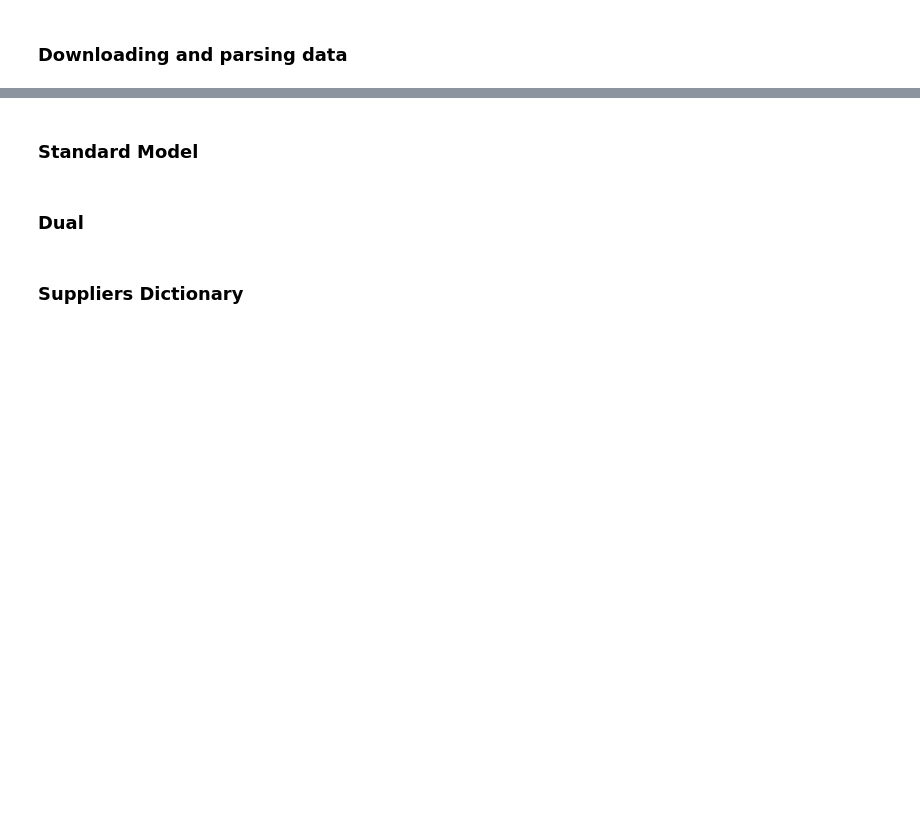
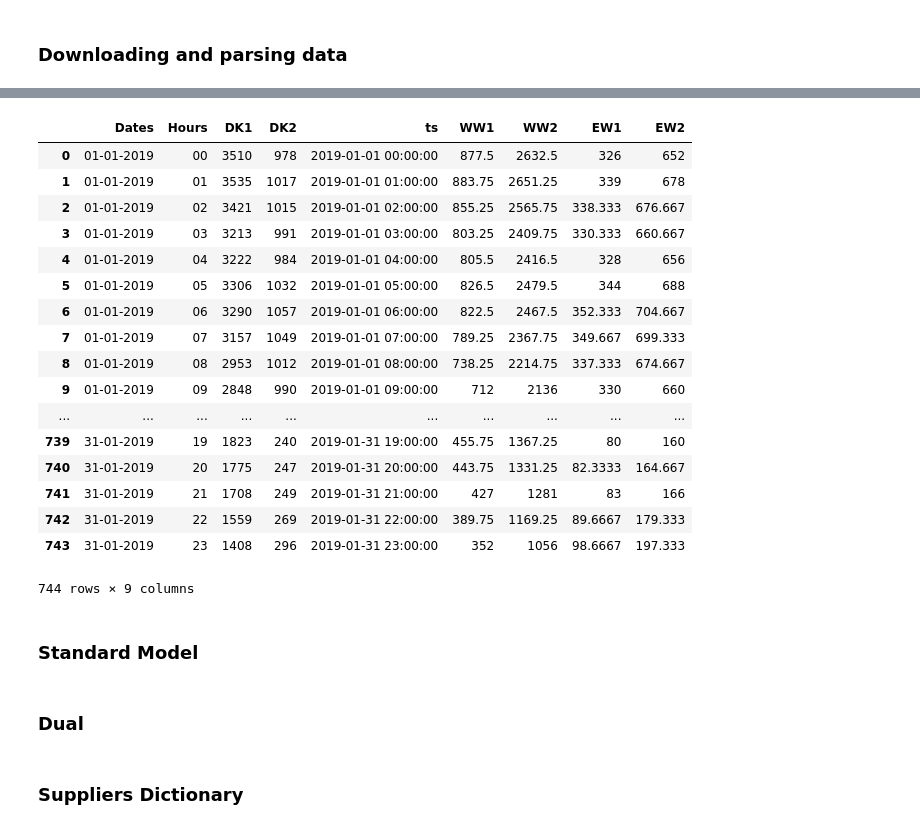
Before and after one commit to lucasblt/ren-elec-markets, a Jupyter notebook: assignment1/assignment1.ipynb, the cells around one changed output, grey strips where cells are left out. Saved outputs shown, nothing was run; the diff lists cells and outputs as text; code cells hidden in the pictures; blank space fills up the shorter version.

```diff
--- a/assignment1/assignment1.ipynb
+++ b/assignment1/assignment1.ipynb
@@ -78,3 +103,24 @@ for i in windProg_df.index:
+# %%
+windProg_df
+# %% [output]
+|  | Dates | Hours | DK1 | DK2 | ts | WW1 | WW2 | EW1 | EW2 |
+| 0 | 01-01-2019 | 00 | 3510 | 978 | 2019-01-01 00:00:00 | 877.5 | 2632.5 | 326 | 652 |
+| 1 | 01-01-2019 | 01 | 3535 | 1017 | 2019-01-01 01:00:00 | 883.75 | 2651.25 | 339 | 678 |
+| 2 | 01-01-2019 | 02 | 3421 | 1015 | 2019-01-01 02:00:00 | 855.25 | 2565.75 | 338.333 | 676.667 |
+| 3 | 01-01-2019 | 03 | 3213 | 991 | 2019-01-01 03:00:00 | 803.25 | 2409.75 | 330.333 | 660.667 |
+| 4 | 01-01-2019 | 04 | 3222 | 984 | 2019-01-01 04:00:00 | 805.5 | 2416.5 | 328 | 656 |
+| 5 | 01-01-2019 | 05 | 3306 | 1032 | 2019-01-01 05:00:00 | 826.5 | 2479.5 | 344 | 688 |
+| 6 | 01-01-2019 | 06 | 3290 | 1057 | 2019-01-01 06:00:00 | 822.5 | 2467.5 | 352.333 | 704.667 |
+| 7 | 01-01-2019 | 07 | 3157 | 1049 | 2019-01-01 07:00:00 | 789.25 | 2367.75 | 349.667 | 699.333 |
+| 8 | 01-01-2019 | 08 | 2953 | 1012 | 2019-01-01 08:00:00 | 738.25 | 2214.75 | 337.333 | 674.667 |
+| 9 | 01-01-2019 | 09 | 2848 | 990 | 2019-01-01 09:00:00 | 712 | 2136 | 330 | 660 |
+| ... | ... | ... | ... | ... | ... | ... | ... | ... | ... |
+| 739 | 31-01-2019 | 19 | 1823 | 240 | 2019-01-31 19:00:00 | 455.75 | 1367.25 | 80 | 160 |
+| 740 | 31-01-2019 | 20 | 1775 | 247 | 2019-01-31 20:00:00 | 443.75 | 1331.25 | 82.3333 | 164.667 |
+| 741 | 31-01-2019 | 21 | 1708 | 249 | 2019-01-31 21:00:00 | 427 | 1281 | 83 | 166 |
+| 742 | 31-01-2019 | 22 | 1559 | 269 | 2019-01-31 22:00:00 | 389.75 | 1169.25 | 89.6667 | 179.333 |
+| 743 | 31-01-2019 | 23 | 1408 | 296 | 2019-01-31 23:00:00 | 352 | 1056 | 98.6667 | 197.333 |
+744 rows × 9 columns
 # %% [markdown]
 ### Standard Model
 # %%
```
Also changed, not shown: parts of 2 cells of this notebook, 7 other files.
